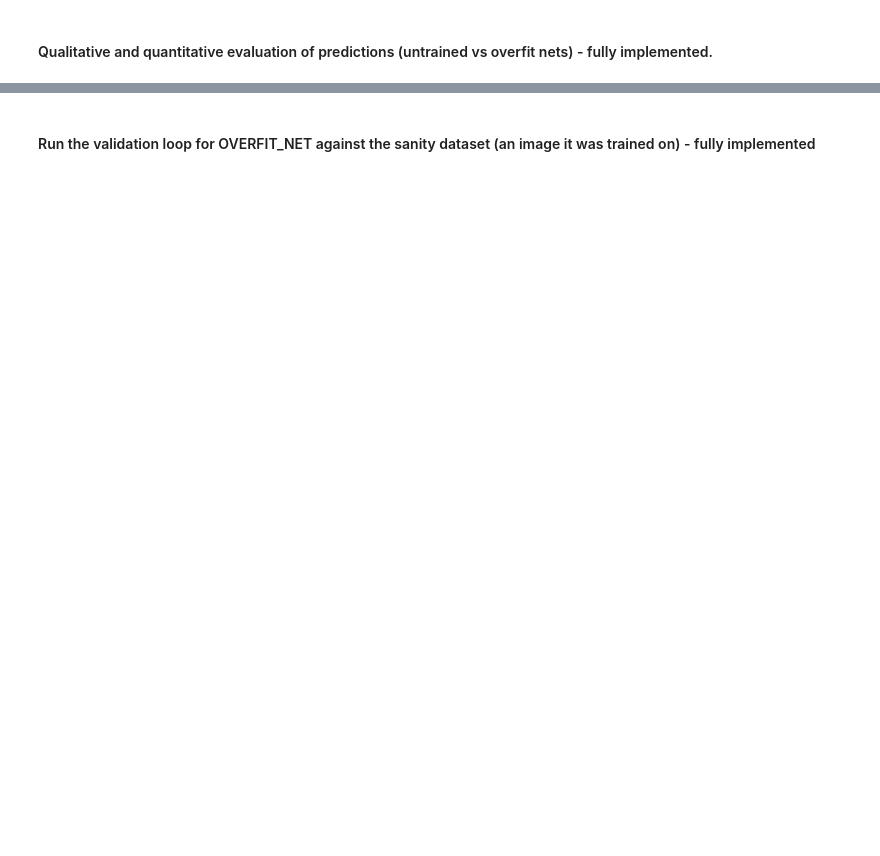
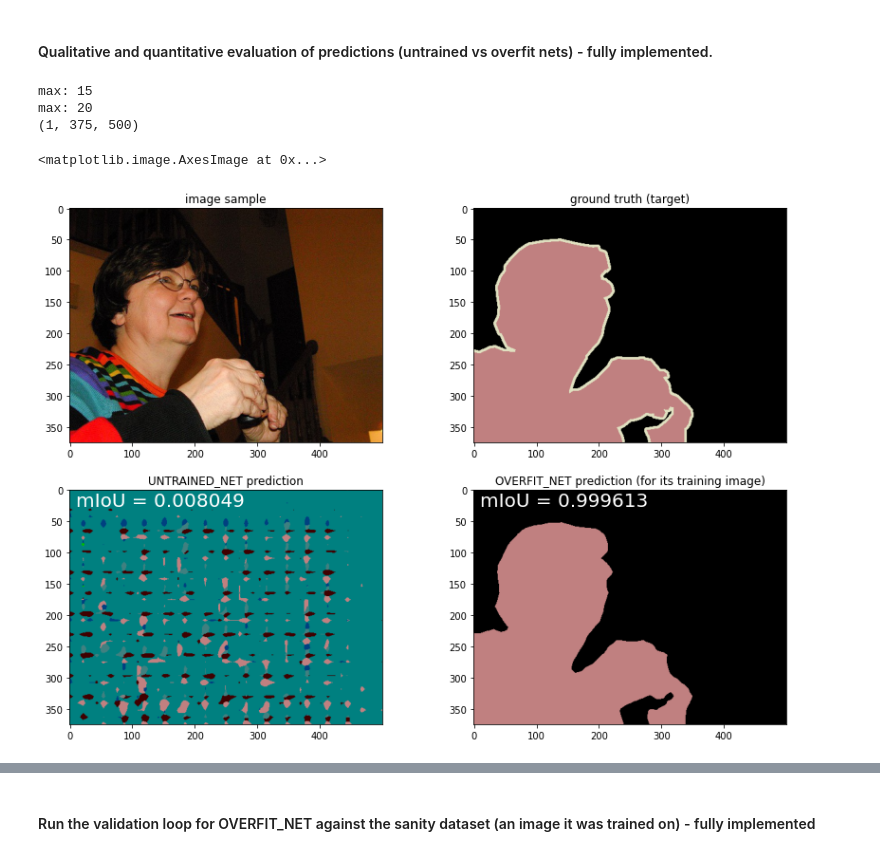
Before and after one commit to ArjunNarayan2066/Test, a Jupyter notebook: MySemanticSegmentation_student.ipynb, the cells around one changed output, grey strips where cells are left out. Cells and saved outputs as stored; diff of their text form; code cells hidden in the pictures; blank space fills up the shorter version.

```diff
--- a/MySemanticSegmentation_student.ipynb
+++ b/MySemanticSegmentation_student.ipynb
@@ -29,4 +76,4 @@ Proficiency with PyTorch is required. Working through the PyTorch tutorials will
 
 # It is best to start with USE_GPU = False (implying CPU). Switch USE_GPU to True only if you want to use GPU. However...
 # we strongly recommend to wait until you are absolutely sure your CPU-based code works (at least on single image dataset)
-USE_GPU = True
+USE_GPU = torch.cuda.is_available()
@@ -867,7 +934,7 @@ RuntimeError: ignored
 # switch back to evaluation mode
 overfit_net.eval()
 
-sample_img, sample_target = JointNormalize(*norm)(*JointToTensor()(*sample1))
+sample_img, sample_target = sanity_joint_transform(*sample1)
 if USE_GPU:
     sample_img = sample_img.cuda()
 sample_output_O = overfit_net.forward(sample_img[None])
@@ -875,32 +942,39 @@ sample_output_U = untrained_net.forward(sample_img[None])
 
 # computing mIOU (quantitative measure of accuracy for network predictions)
 if USE_GPU:
     pred_O = torch.argmax(sample_output_O, dim=1).cpu().numpy()[0]
     pred_U = torch.argmax(sample_output_U, dim=1).cpu().numpy()[0]
 else:
     pred_O = torch.argmax(sample_output_O, dim=1).numpy()[0]
     pred_U = torch.argmax(sample_output_U, dim=1).numpy()[0]
 
-gts = torch.from_numpy(np.array(sample1[1].convert('P'), dtype=np.int32)).long().numpy()
+# gts = torch.from_numpy(np.array(sample1[1].convert('P'), dtype=np.int32)).long().numpy()
+gts = sample_target.cpu().numpy()
 gts[gts == 255] = -1
 print(pred_O[None].shape)
 conf_O = eval_semantic_segmentation(pred_O[None], gts[None])
 conf_U = eval_semantic_segmentation(pred_U[None], gts[None])
 
 
 fig = plt.figure(figsize=(14,10))
 ax1 = fig.add_subplot(2,2,1)
 plt.title('image sample')
 ax1.imshow(sample1[0])
 ax2 = fig.add_subplot(2,2,2)
 plt.title('ground truth (target)')
 ax2.imshow(sample1[1])
 ax3 = fig.add_subplot(2,2,3)
 plt.title('UNTRAINED_NET prediction')
 ax3.text(10, 25, 'mIoU = {:_>8.6f}'.format(conf_U['miou']), fontsize=20, color='white')
 ax3.imshow(colorize_mask(torch.argmax(sample_output_U, dim=1).cpu().numpy()[0]))
 ax4 = fig.add_subplot(2,2,4)
 plt.title('OVERFIT_NET prediction (for its training image)')
 ax4.text(10, 25, 'mIoU = {:_>8.6f}'.format(conf_O['miou']), fontsize=20, color='white')
 ax4.imshow(colorize_mask(torch.argmax(sample_output_O, dim=1).cpu().numpy()[0]))
+# %% [output]
+max: 15
+max: 20
+(1, 375, 500)
+<matplotlib.image.AxesImage at 0x...>
+[figure, added]
 # %%
```
Also changed, not shown: parts of 30 cells of this notebook.
